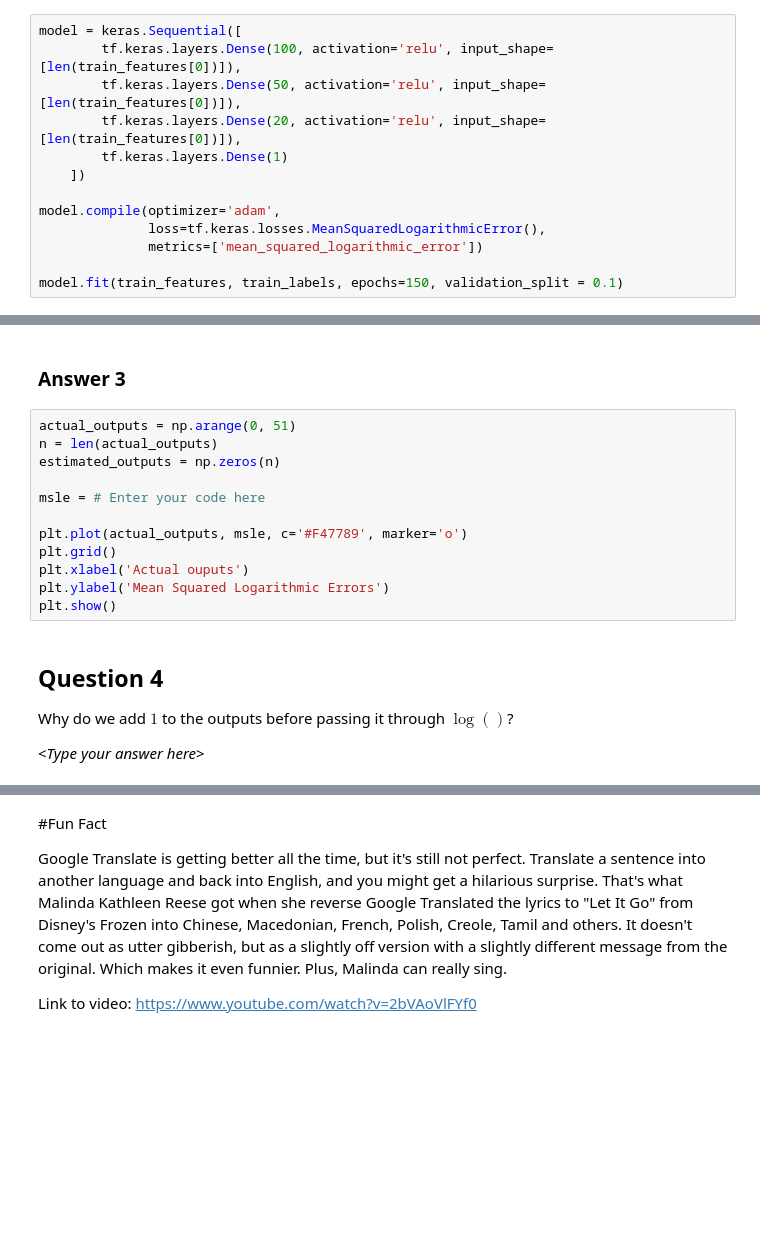
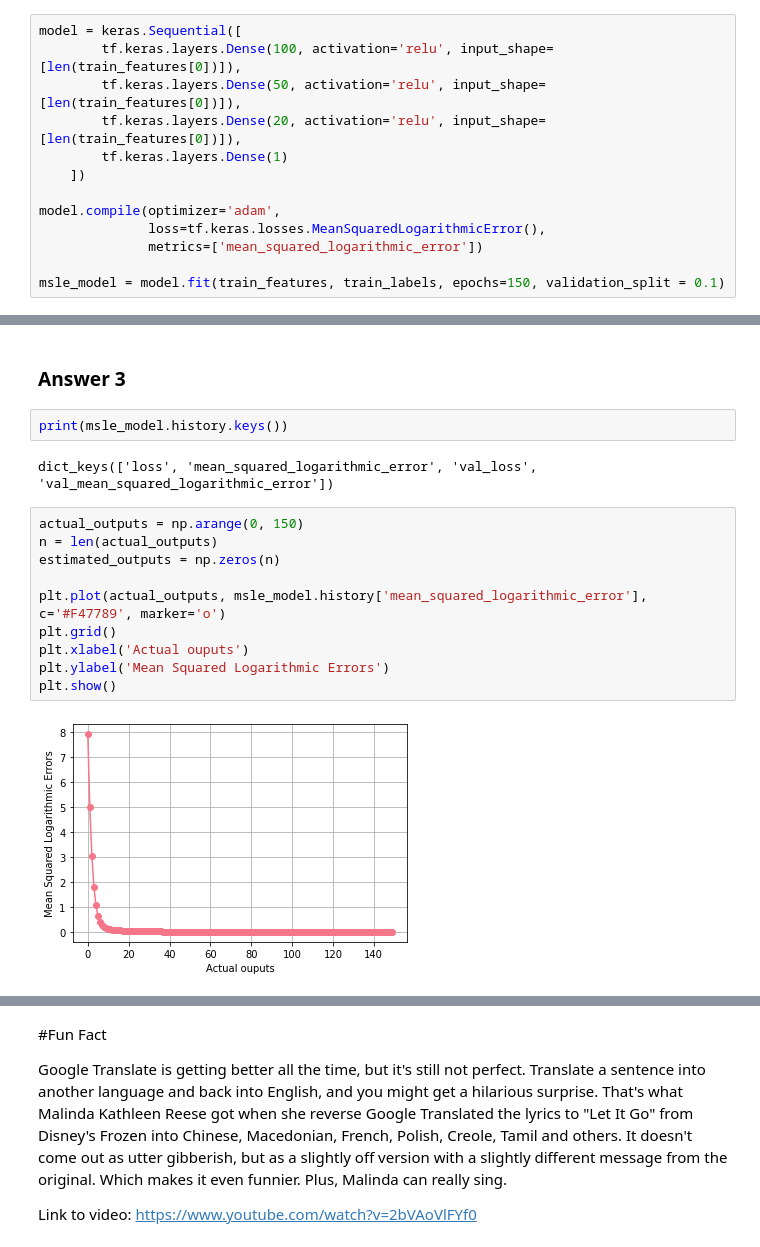
Before and after one commit to parkerallan/FutureMakers2022, a Jupyter notebook: Day 9/Day_9_Introduction_to_Loss_Functions_PA.ipynb, the cells around one changed output, grey strips where cells are left out. Saved outputs shown, nothing was run; the diff lists cells and outputs as text; blank space fills up the shorter version.

Commit message:
all questions answered

```diff
--- a/Day 9/Day_9_Introduction_to_Loss_Functions_PA.ipynb
+++ b/Day 9/Day_9_Introduction_to_Loss_Functions_PA.ipynb
@@ -149,28 +156,26 @@ model.compile(optimizer='adam',
               loss=tf.keras.losses.MeanSquaredLogarithmicError(),
               metrics=['mean_squared_logarithmic_error'])
 
-model.fit(train_features, train_labels, epochs=150, validation_split = 0.1)
+msle_model = model.fit(train_features, train_labels, epochs=150, validation_split = 0.1)
 # %% [markdown]
 ## Question 3
 
 Now that you know how MSLE works, you need to plot the behavior of MSLE for the synthetic errors given.
 # %% [markdown]
 ### Answer 3
+# %%
+print(msle_model.history.keys())
+# %% [output]
+dict_keys(['loss', 'mean_squared_logarithmic_error', 'val_loss', 'val_mean_squared_logarithmic_error'])
 # %%
-actual_outputs = np.arange(0, 51)
+actual_outputs = np.arange(0, 150)
 n = len(actual_outputs)
 estimated_outputs = np.zeros(n)
 
-msle = # Enter your code here
-
-plt.plot(actual_outputs, msle, c='#F47789', marker='o')
+plt.plot(actual_outputs, msle_model.history['mean_squared_logarithmic_error'], c='#F47789', marker='o')
 plt.grid()
 plt.xlabel('Actual ouputs')
 plt.ylabel('Mean Squared Logarithmic Errors')
 plt.show()
+# %% [output]
+[figure, added]
-# %% [markdown]
-## Question 4
-
-Why do we add $1$ to the outputs before passing it through $\log()$?
-
-\<*Type your answer here*\>
```
Also changed, not shown: parts of 23 cells of this notebook.
